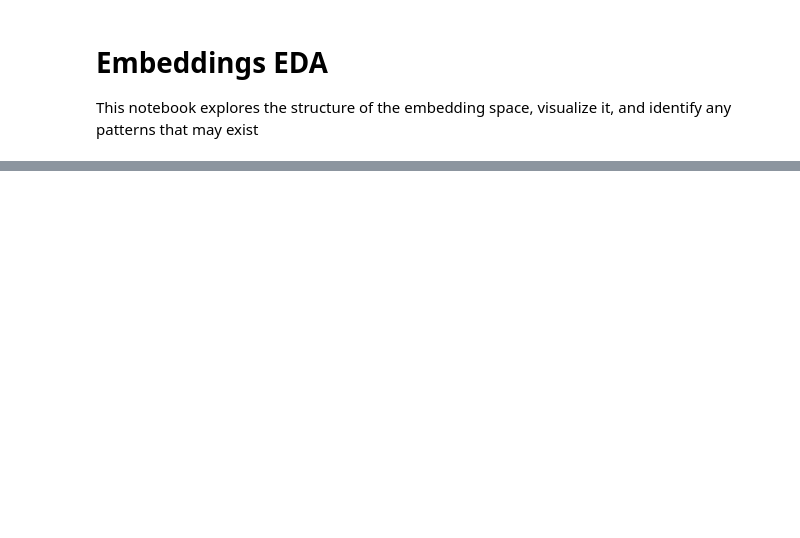
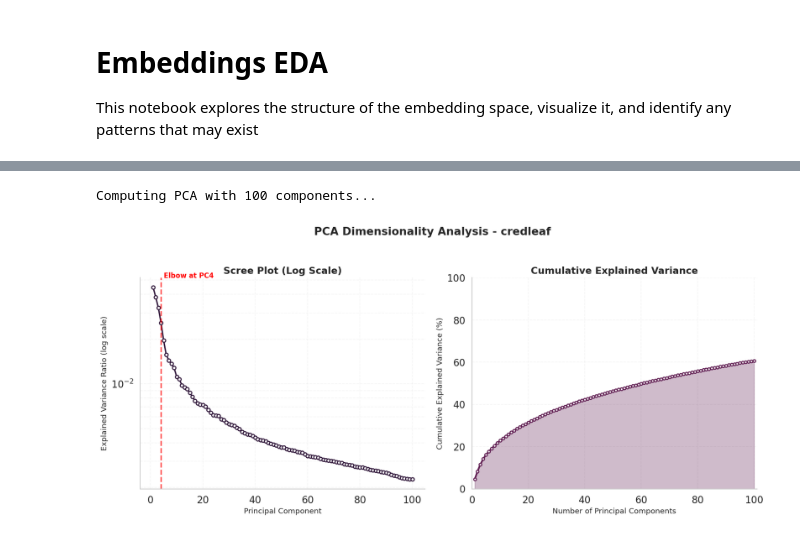
Before and after one commit to Ala-ADN/credleaf, a Jupyter notebook: notebooks/03_embeddings_eda.ipynb, the cells around one changed output, grey strips where cells are left out. Saved outputs shown, nothing was run; the diff lists cells and outputs as text; code cells hidden in the pictures; blank space fills up the shorter version.

```diff
--- a/notebooks/03_embeddings_eda.ipynb
+++ b/notebooks/03_embeddings_eda.ipynb
@@ -63,0 +280,16 @@ Collections in Qdrant:
+# %%
+from sklearn.manifold import TSNE
+from sklearn.decomposition import PCA
+from sklearn.preprocessing import StandardScaler
+import umap
+
+valid_mask = ~df["credibility_tier"].isna() & (df["credibility_tier"] != "unknown")
+df_clean = df[valid_mask].copy()
+vectors_clean = vectors[valid_mask]
+
+print(f"Final shape: {vectors_clean.shape}")
+print(f"Credibility distribution in sample:\n{df_clean['credibility_tier'].value_counts()}")
+
+# Standardize vectors for PCA
+scaler = StandardScaler()
+vectors_scaled = scaler.fit_transform(vectors_clean)
@@ -63,0 +304,60 @@ Collections in Qdrant:
+# %%
+# Cell: Scree Plot with Elbow Detection (Enhanced Version) - FIXED
+from scipy.signal import argrelextrema
+
+# Define dimensions
+n_dims = min(100, vectors_scaled.shape[1], vectors_scaled.shape[0])
+print(f"Computing PCA with {n_dims} components...")
+
+# Fit PCA
+pca_full = PCA(n_components=n_dims, random_state=42)
+pca_full.fit(vectors_scaled)
+
+# Create dims array and cumulative variance
+dims = np.arange(1, n_dims + 1)
+cumulative_variance = np.cumsum(pca_full.explained_variance_ratio_)
+
+# Create figure
+fig, axes = plt.subplots(1, 2, figsize=(14, 6))
+
+# Left plot: Scree plot (log scale)
+ax1 = axes[0]
+ax1.plot(dims, pca_full.explained_variance_ratio_, 'o-', color=palette[0],
+         linewidth=2, markersize=5, markerfacecolor='white', markeredgewidth=1.5)
+ax1.set_yscale('log')
+ax1.set_title('Scree Plot (Log Scale)', fontsize=14, fontweight='bold')
+ax1.set_xlabel('Principal Component', fontsize=11)
+ax1.set_ylabel('Explained Variance Ratio (log scale)', fontsize=11)
+ax1.grid(True, alpha=0.3, which='both')
+
+# Find "elbow" point using first derivative
+variances = pca_full.explained_variance_ratio_
+diff_var = np.diff(variances)  # First derivative
+elbow_point = np.argmin(diff_var[:min(20, len(diff_var))]) + 2  # Look within first 20 components
+
+ax1.axvline(x=elbow_point, color='red', linestyle='--', linewidth=2, alpha=0.7)
+ax1.text(elbow_point + 1, variances[elbow_point-1] * 2,
+         f'Elbow at PC{elbow_point}', fontsize=10, color='red', fontweight='bold')
+
+# Right plot: Cumulative variance with dimension recommendations
+ax2 = axes[1]
+ax2.plot(dims, cumulative_variance * 100, 'o-', color=palette[1],
+         linewidth=2.5, markersize=4, markerfacecolor='white', markeredgewidth=1.5)
+
+# Fill area under curve
+ax2.fill_between(dims, cumulative_variance * 100, alpha=0.3, color=palette[1])
+
+ax2.set_title('Cumulative Explained Variance', fontsize=14, fontweight='bold')
+ax2.set_xlabel('Number of Principal Components', fontsize=11)
+ax2.set_ylabel('Cumulative Explained Variance (%)', fontsize=11)
+ax2.set_xlim(0, n_dims + 1)
+ax2.set_ylim(0, 100)
+ax2.grid(True, alpha=0.3)
+
+
+plt.suptitle(f'PCA Dimensionality Analysis - {COLLECTION_NAME}', fontsize=16, fontweight='bold', y=1.02)
+plt.tight_layout()
+plt.show()
+# %% [output]
+Computing PCA with 100 components...
+[figure, added]
```
Also changed, not shown: parts of 10 cells of this notebook, 2 other files.
